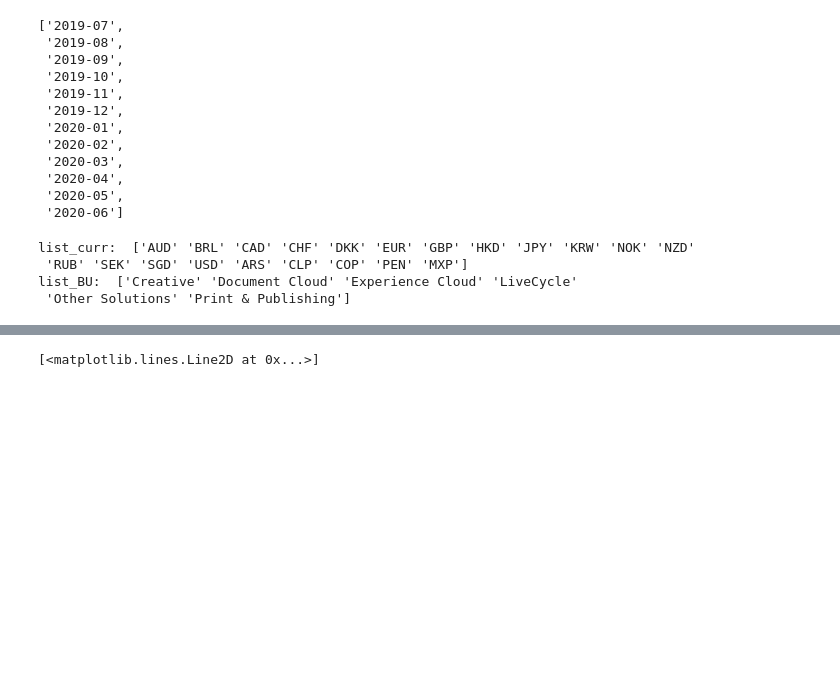
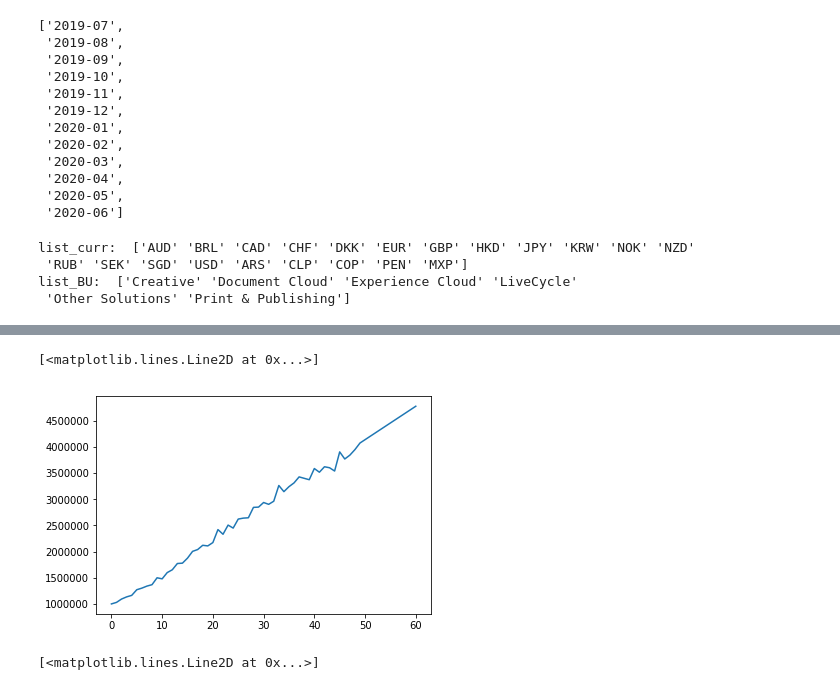
Before and after one commit to davidjsmith44/Deferred_Revenue_Forecast, a Jupyter notebook: src/deferred_all_pandas.ipynb, the cells around one changed output, grey strips where cells are left out. Drawn from its saved outputs; the diff is of its cells as text; code cells hidden in the pictures; blank space fills up the shorter version.

```diff
--- a/src/deferred_all_pandas.ipynb
+++ b/src/deferred_all_pandas.ipynb
@@ -1697,3 +1638,9 @@ array([[7.09647323e+07],
+# %%
+testX = np.concatenate((x, x_fcst), axis=0)
+testY = np.concatenate((def_1M_wkly, def_1M_fcst_wkly), axis=0)
+# %% [output]
+[<matplotlib.lines.Line2D at 0x...>]
+[figure, added]
 # %%
 tempX = np.concatenate((x, x_fcst), axis=0)
 tempY = np.concatenate((def_1M, def_1M_fcst), axis=0)
```
Also changed, not shown: parts of 40 cells of this notebook.
